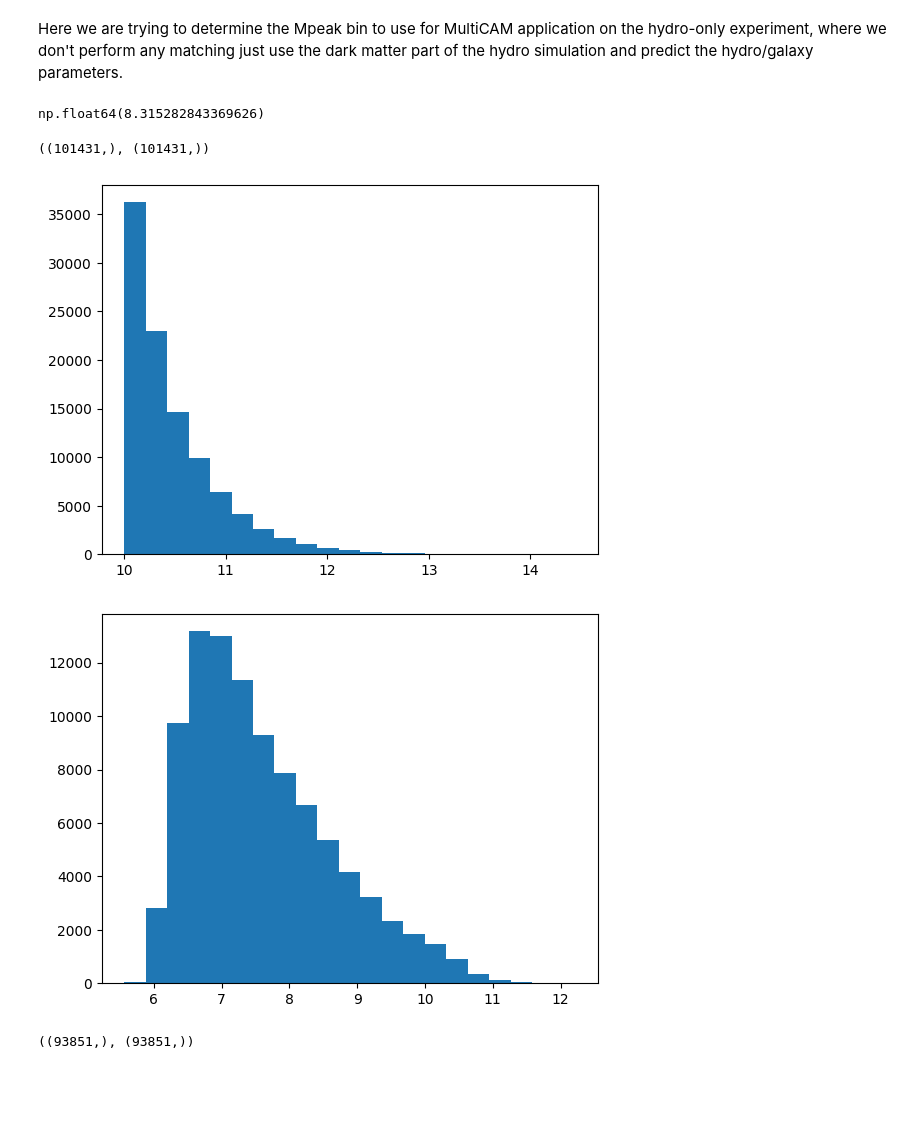
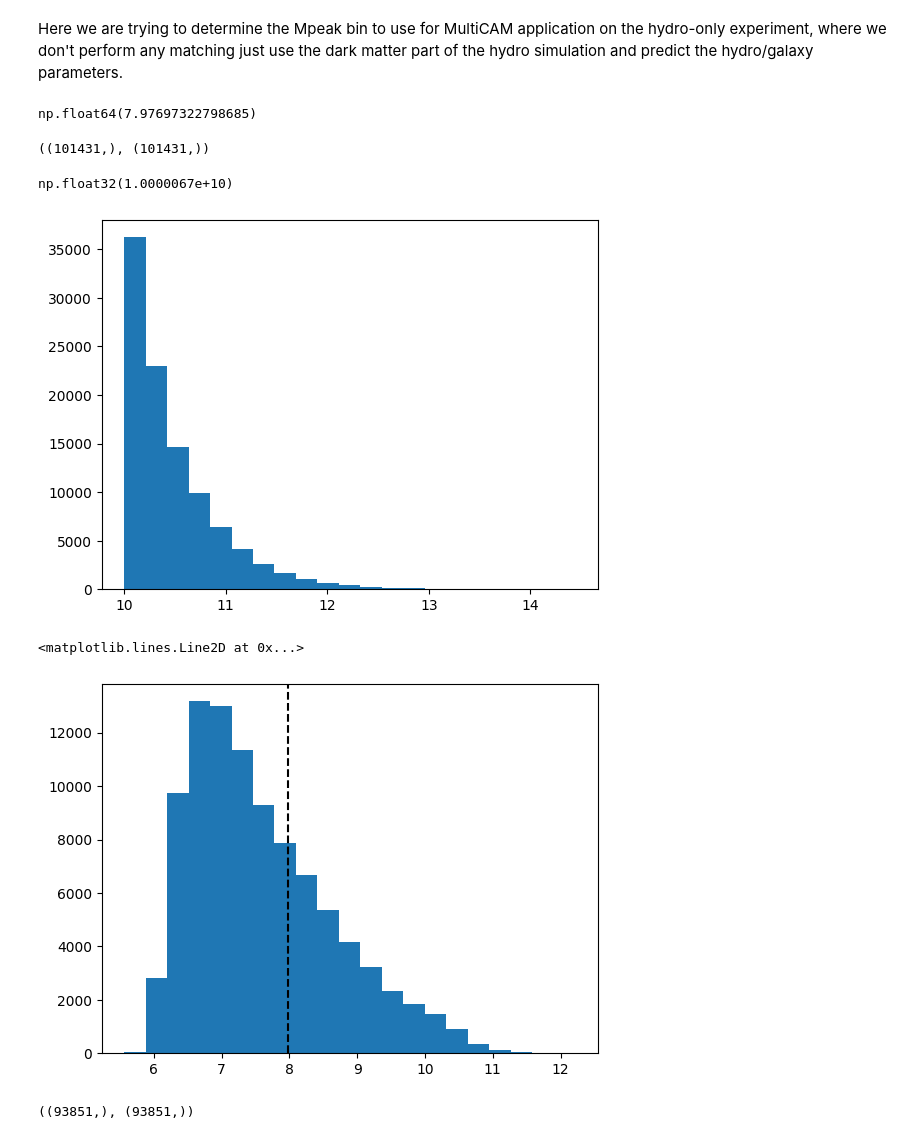
Before and after one commit to ismael-mendoza/multicam-tng-mah, a Jupyter notebook: notebooks/current/2025-11-10 Mass bin MultiCAM Trying Mpeak.ipynb, the cells around one changed output. Drawn from its saved outputs; the diff is of its cells as text; code cells hidden in the pictures; blank space fills up the shorter version.

Commit message:
check resolution cut in the contxt of mpeak mass bin only

```diff
--- a/notebooks/current/2025-11-10 Mass bin MultiCAM Trying Mpeak.ipynb
+++ b/notebooks/current/2025-11-10 Mass bin MultiCAM Trying Mpeak.ipynb
@@ -12,9 +12,10 @@ from multicam_tng.utils import convert_tng_mass, TNG_H
 # %%
 # stellar mass of 100 particles (Msun / h) like phil's data
 # this is the minimum stellar mass bin we should use for all experiments and to figure out SHMR
-np.log10(1.4e6 * 100 / TNG_H)
+RES_CUT_STELLAR_MASS = np.log10(1.4e6 * 100 * TNG_H)
+RES_CUT_STELLAR_MASS
 # %% [output]
-np.float64(8.315282843369626)
+np.float64(7.97697322798685)
 # %%
 # read tree data
 with open("../../data/out-trees-tng100-bar.npz", 'rb') as fp:
@@ -28,11 +29,15 @@ _mpeak.shape, _stellar_mass.shape
 # %%
 mask = _mpeak > 0
 plt.hist(np.log10(_mpeak[mask]),bins=21); # already in M_sun /h units
+_mpeak.min() # already has cut from Phil's tree code
 # %% [output]
+np.float32(1.0000067e+10)
 [figure]
 # %%
 mask = _stellar_mass > 0
 plt.hist(np.log10(_stellar_mass[mask]),bins=21);
+plt.axvline(RES_CUT_STELLAR_MASS, c='k', ls='--', label='resolution star limit')
 # %% [output]
+<matplotlib.lines.Line2D at 0x...>
-[figure, old version]
+[figure, new version]
 # %%
```
Also changed, not shown: parts of 11 cells of this notebook.
